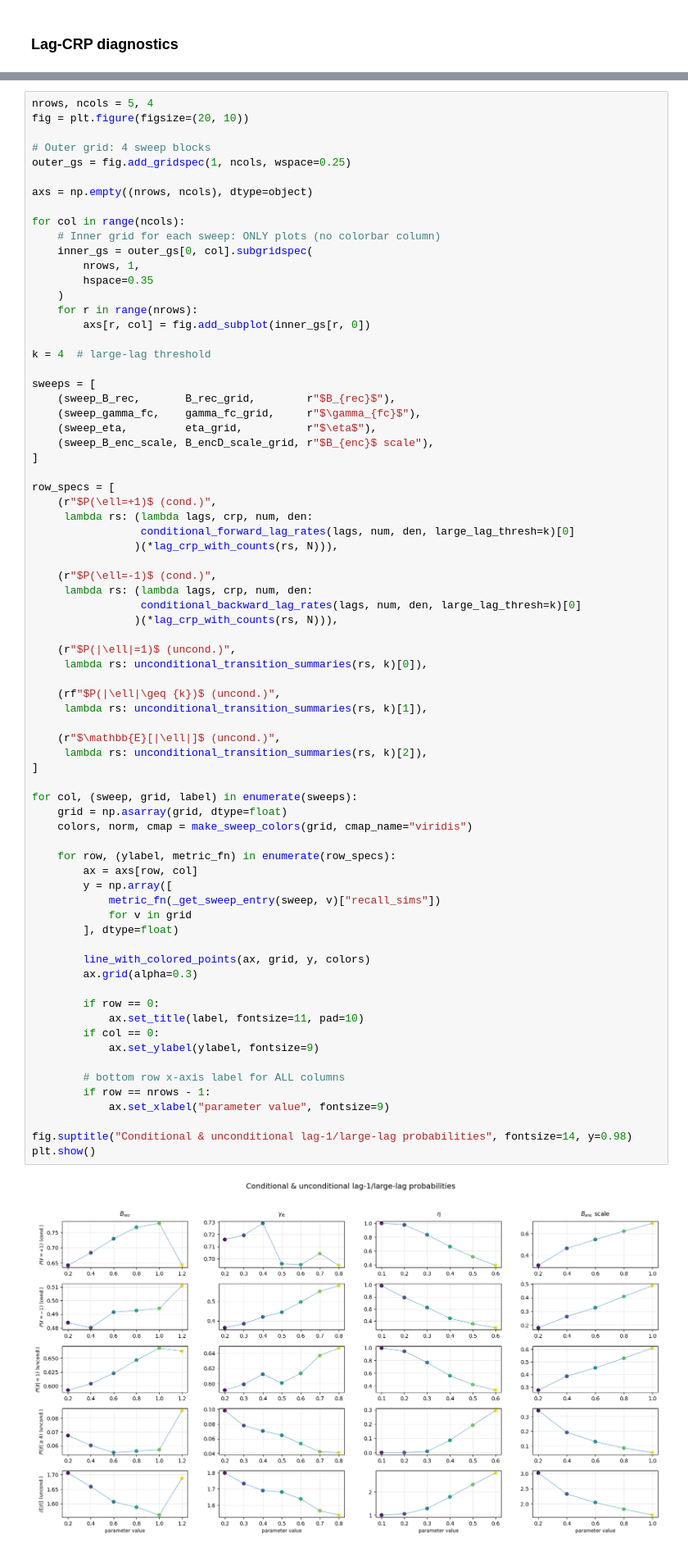
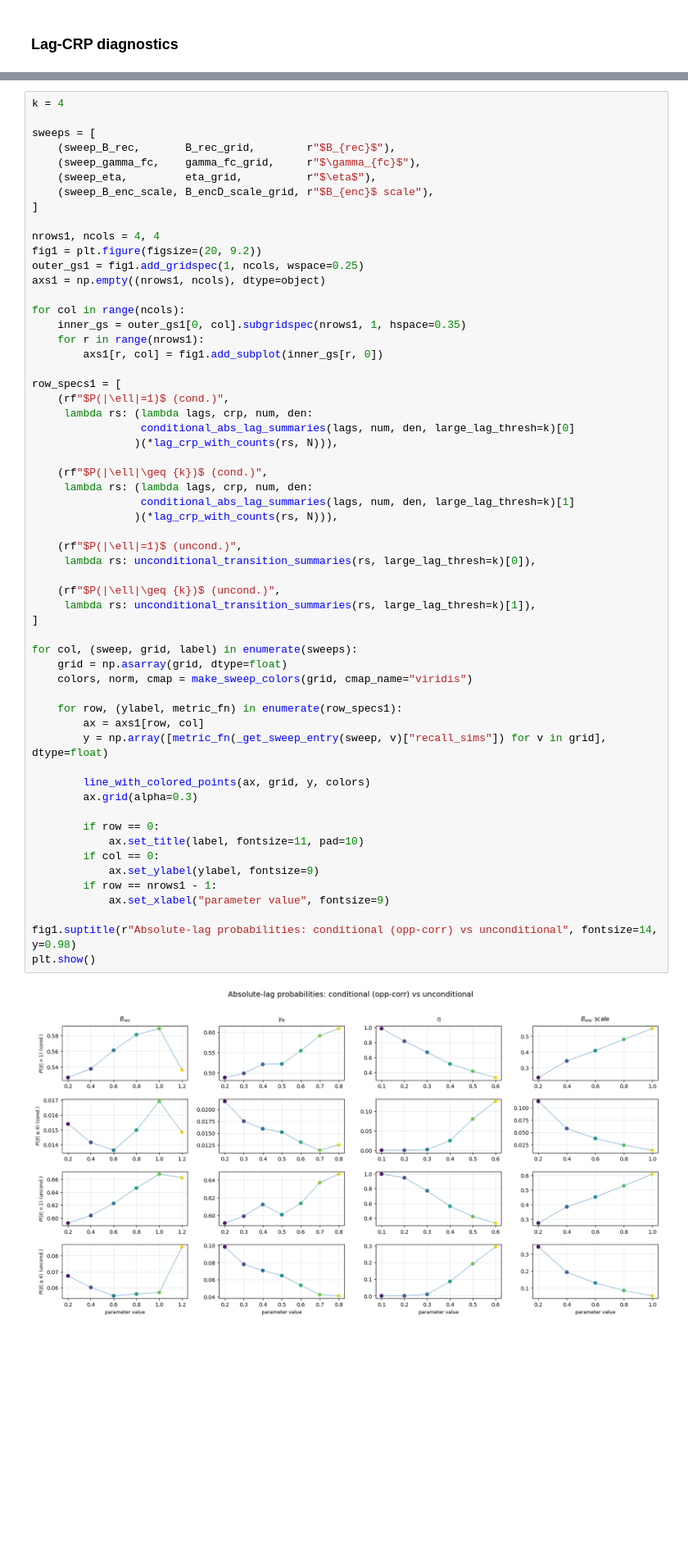
Before and after one commit to beaverjuly/PTSD_MemorySegmentation, a Jupyter notebook: external/CMR_SEM/CMR_multiParameterSweep/behavioral metrics.ipynb, the cells around one changed output, grey strips where cells are left out. Shown at 82% size. Drawn from its saved outputs; the diff is of its cells as text; blank space fills up the shorter version.

Commit message:
clean up metrics.py

```diff
--- a/external/CMR_SEM/CMR_multiParameterSweep/behavioral_metrics.ipynb
+++ b/external/CMR_SEM/CMR_multiParameterSweep/behavioral metrics.ipynb
@@ -467,22 +668,5 @@ plt.show()
 # %%
-nrows, ncols = 5, 4
-fig = plt.figure(figsize=(20, 10))
-
-# Outer grid: 4 sweep blocks
-outer_gs = fig.add_gridspec(1, ncols, wspace=0.25)
-
-axs = np.empty((nrows, ncols), dtype=object)
-
-for col in range(ncols):
-    # Inner grid for each sweep: ONLY plots (no colorbar column)
-    inner_gs = outer_gs[0, col].subgridspec(
-        nrows, 1,
-        hspace=0.35
-    )
-    for r in range(nrows):
-        axs[r, col] = fig.add_subplot(inner_gs[r, 0])
-
-k = 4  # large-lag threshold
+k = 4
 
 sweeps = [
     (sweep_B_rec,       B_rec_grid,        r"$B_{rec}$"),
@@ -490,52 +674,54 @@ sweeps = [
     (sweep_eta,         eta_grid,          r"$\eta$"),
     (sweep_B_enc_scale, B_encD_scale_grid, r"$B_{enc}$ scale"),
 ]
 
-row_specs = [
-    (r"$P(\ell=+1)$ (cond.)",
+nrows1, ncols = 4, 4
+fig1 = plt.figure(figsize=(20, 9.2))
+outer_gs1 = fig1.add_gridspec(1, ncols, wspace=0.25)
+axs1 = np.empty((nrows1, ncols), dtype=object)
+
+for col in range(ncols):
+    inner_gs = outer_gs1[0, col].subgridspec(nrows1, 1, hspace=0.35)
+    for r in range(nrows1):
+        axs1[r, col] = fig1.add_subplot(inner_gs[r, 0])
+
+row_specs1 = [
+    (rf"$P(|\ell|=1)$ (cond.)",
      lambda rs: (lambda lags, crp, num, den:
-                 conditional_forward_lag_rates(lags, num, den, large_lag_thresh=k)[0]
+                 conditional_abs_lag_summaries(lags, num, den, large_lag_thresh=k)[0]
                 )(*lag_crp_with_counts(rs, N))),
 
-    (r"$P(\ell=-1)$ (cond.)",
+    (rf"$P(|\ell|\geq {k})$ (cond.)",
      lambda rs: (lambda lags, crp, num, den:
-                 conditional_backward_lag_rates(lags, num, den, large_lag_thresh=k)[0]
+                 conditional_abs_lag_summaries(lags, num, den, large_lag_thresh=k)[1]
                 )(*lag_crp_with_counts(rs, N))),
 
-    (r"$P(|\ell|=1)$ (uncond.)",
-     lambda rs: unconditional_transition_summaries(rs, k)[0]),
+    (rf"$P(|\ell|=1)$ (uncond.)",
+     lambda rs: unconditional_transition_summaries(rs, large_lag_thresh=k)[0]),
 
     (rf"$P(|\ell|\geq {k})$ (uncond.)",
-     lambda rs: unconditional_transition_summaries(rs, k)[1]),
-
-    (r"$\mathbb{E}[|\ell|]$ (uncond.)",
-     lambda rs: unconditional_transition_summaries(rs, k)[2]),
+     lambda rs: unconditional_transition_summaries(rs, large_lag_thresh=k)[1]),
 ]
 
 for col, (sweep, grid, label) in enumerate(sweeps):
     grid = np.asarray(grid, dtype=float)
     colors, norm, cmap = make_sweep_colors(grid, cmap_name="viridis")
 
-    for row, (ylabel, metric_fn) in enumerate(row_specs):
-        ax = axs[row, col]
-        y = np.array([
-            metric_fn(_get_sweep_entry(sweep, v)["recall_sims"])
-            for v in grid
-        ], dtype=float)
+    for row, (ylabel, metric_fn) in enumerate(row_specs1):
+        ax = axs1[row, col]
+        y = np.array([metric_fn(_get_sweep_entry(sweep, v)["recall_sims"]) for v in grid], dtype=float)
 
         line_with_colored_points(ax, grid, y, colors)
         ax.grid(alpha=0.3)
 
         if row == 0:
             ax.set_title(label, fontsize=11, pad=10)
         if col == 0:
             ax.set_ylabel(ylabel, fontsize=9)
-
-        # bottom row x-axis label for ALL columns
-        if row == nrows - 1:
+        if row == nrows1 - 1:
             ax.set_xlabel("parameter value", fontsize=9)
 
-fig.suptitle("Conditional & unconditional lag-1/large-lag probabilities", fontsize=14, y=0.98)
+fig1.suptitle(r"Absolute-lag probabilities: conditional (opp-corr) vs unconditional", fontsize=14, y=0.98)
 plt.show()
 # %% [output]
-[figure, old version]
+[figure, new version]
```
Also changed, not shown: parts of 14 cells of this notebook, 2 other files.
